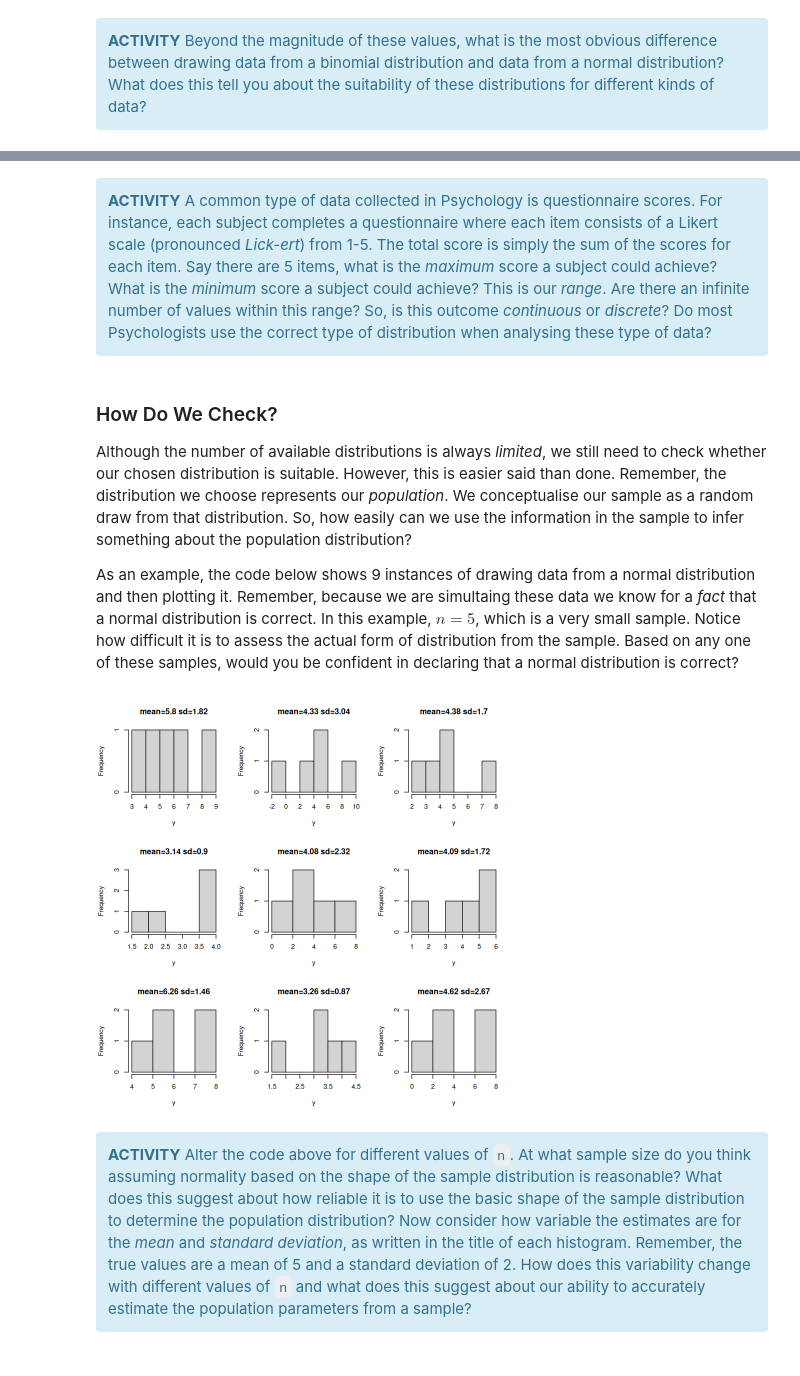
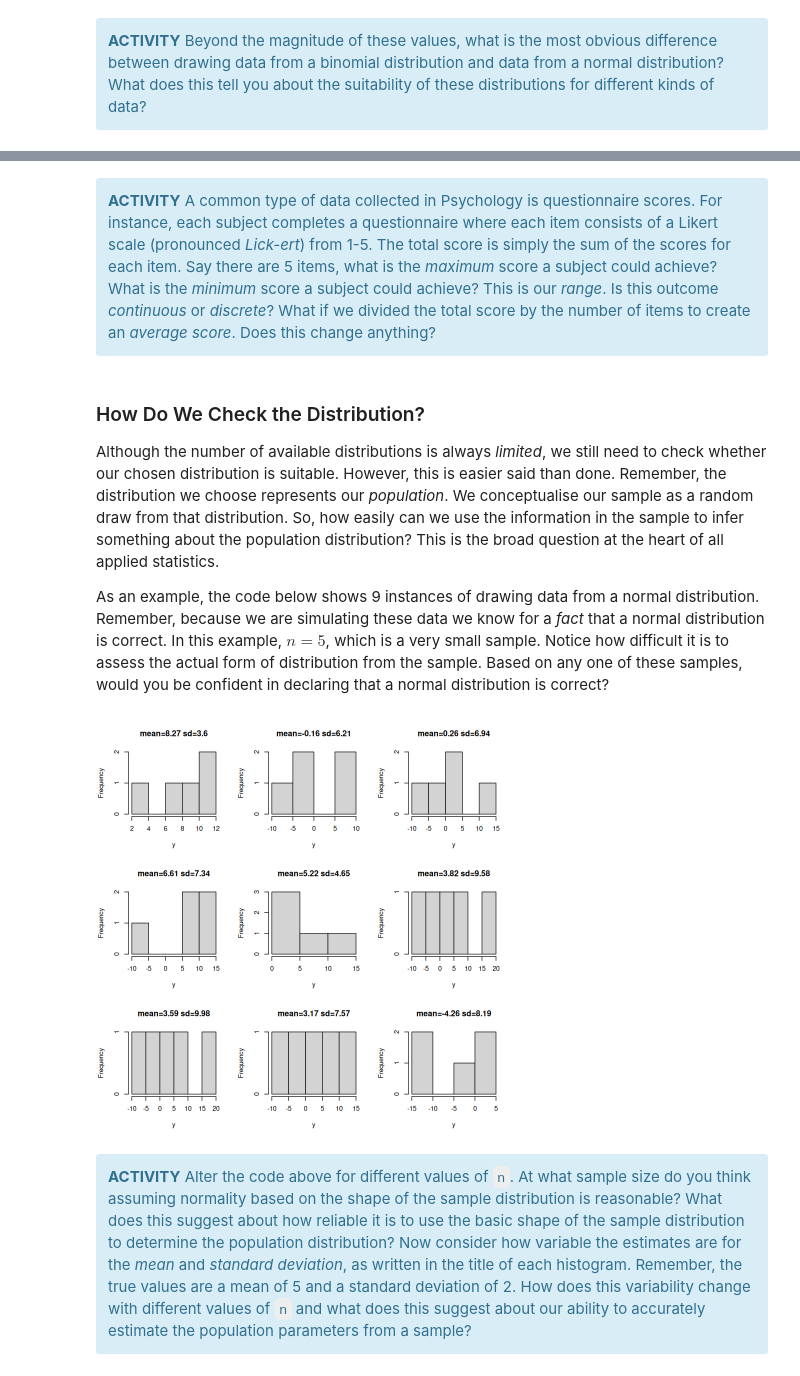
Before and after one commit to PCHN63101-Advanced-Data-Skills/Principles-Stat-Modelling, a Jupyter notebook: modelling-workshop.ipynb, the cells around one changed output, grey strips where cells are left out. Cells and saved outputs as stored; diff of their text form; code cells hidden in the pictures.

```diff
--- a/modelling-workshop.ipynb
+++ b/modelling-workshop.ipynb
@@ -119,4 +119,4 @@ As with the binomial example, we can use `R` to simulate 50 subjects from this e
 # %%
-y <- rnorm(n=50, mean=500, sd=50)
+y <- rnorm(n=20, mean=500, sd=50)
 y
 # %% [output]
@@ -156,30 +152,31 @@ So, in each case, we might first determine the *type* of outcome we have and the
 # %% [markdown]
 <div class="alert alert-block alert-info">
-<b>ACTIVITY</b> A common type of data collected in Psychology is questionnaire scores. For instance, each subject completes a questionnaire where each item consists of a Likert scale (pronounced <i>Lick-ert</i>) from 1-5. The total score is simply the sum of the scores for each item. Say there are 5 items, what is the <i>maximum</i> score a subject could achieve? What is the <i>minimum</i> score a subject could achieve? This is our <i>range</i>. Are there an infinite number of values within this range? So, is this outcome <i>continuous</i> or <i>discrete</i>? Do most Psychologists use the correct type of distribution when analysing these type of data?
+<b>ACTIVITY</b> A common type of data collected in Psychology is questionnaire scores. For instance, each subject completes a questionnaire where each item consists of a Likert scale (pronounced <i>Lick-ert</i>) from 1-5. The total score is simply the sum of the scores for each item. Say there are 5 items, what is the <i>maximum</i> score a subject could achieve? What is the <i>minimum</i> score a subject could achieve? This is our <i>range</i>. Is this outcome <i>continuous</i> or <i>discrete</i>? What if we divided the total score by the number of items to create an <i>average score</i>. Does this change anything?
 </div>
 # %% [markdown]
-### How Do We Check?
-Although the number of available distributions is always *limited*, we still need to check whether our chosen distribution is suitable. However, this is easier said than done. Remember, the distribution we choose represents our *population*. We conceptualise our sample as a random draw from that distribution. So, how easily can we use the information in the sample to infer something about the population distribution?
+### How Do We Check the Distribution?
+Although the number of available distributions is always *limited*, we still need to check whether our chosen distribution is suitable. However, this is easier said than done. Remember, the distribution we choose represents our *population*. We conceptualise our sample as a random draw from that distribution. So, how easily can we use the information in the sample to infer something about the population distribution? This is the broad question at the heart of all applied statistics.
 
-As an example, the code below shows 9 instances of drawing data from a normal distribution and then plotting it. Remember, because we are simultaing these data we know for a *fact* that a normal distribution is correct. In this example, $n = 5$, which is a very small sample. Notice how difficult it is to assess the actual form of distribution from the sample. Based on any one of these samples, would you be confident in declaring that a normal distribution is correct?
+As an example, the code below shows 9 instances of drawing data from a normal distribution. Remember, because we are simulating these data we know for a *fact* that a normal distribution is correct. In this example, $n = 5$, which is a very small sample. Notice how difficult it is to assess the actual form of distribution from the sample. Based on any one of these samples, would you be confident in declaring that a normal distribution is correct?
 # %%
 n     <- 5
 mu    <- 5
-sigma <- 2
+sigma <- 8
 
 par(mfrow=c(3,3))
 
 for (i in 1:9){
     y            <- rnorm(n, mean=mu, sd=sigma)
     sample.mu    <- mean(y)
     sample.sigma <- sd(y)
 
-    hist(y, main=paste0("mean=",round(sample.mu,2)," sd=",round(sample.sigma,2)))
+    hist(y, main=paste0("mean=",round(sample.mu,2),
+                        " sd=", round(sample.sigma,2)))
 }
 
 par(mfrow=c(1,1)) # reset the display
 # %% [output]
-[figure, old version]
+[figure, new version]
 # %% [markdown]
 <div class="alert alert-block alert-info">
 <b>ACTIVITY</b> Alter the code above for different values of <code>n</code>. At what sample size do you think assuming normality based on the shape of the sample distribution is reasonable? What does this suggest about how reliable it is to use the basic shape of the sample distribution to determine the population distribution? Now consider how variable the estimates are for the <i>mean</i> and <i>standard deviation</i>, as written in the title of each histogram. Remember, the true values are a mean of 5 and a standard deviation of 2. How does this variability change with different values of <code>n</code> and what does this suggest about our ability to accurately estimate the population parameters from a sample?
```
Also changed, not shown: parts of 39 cells of this notebook, 30 other files.
